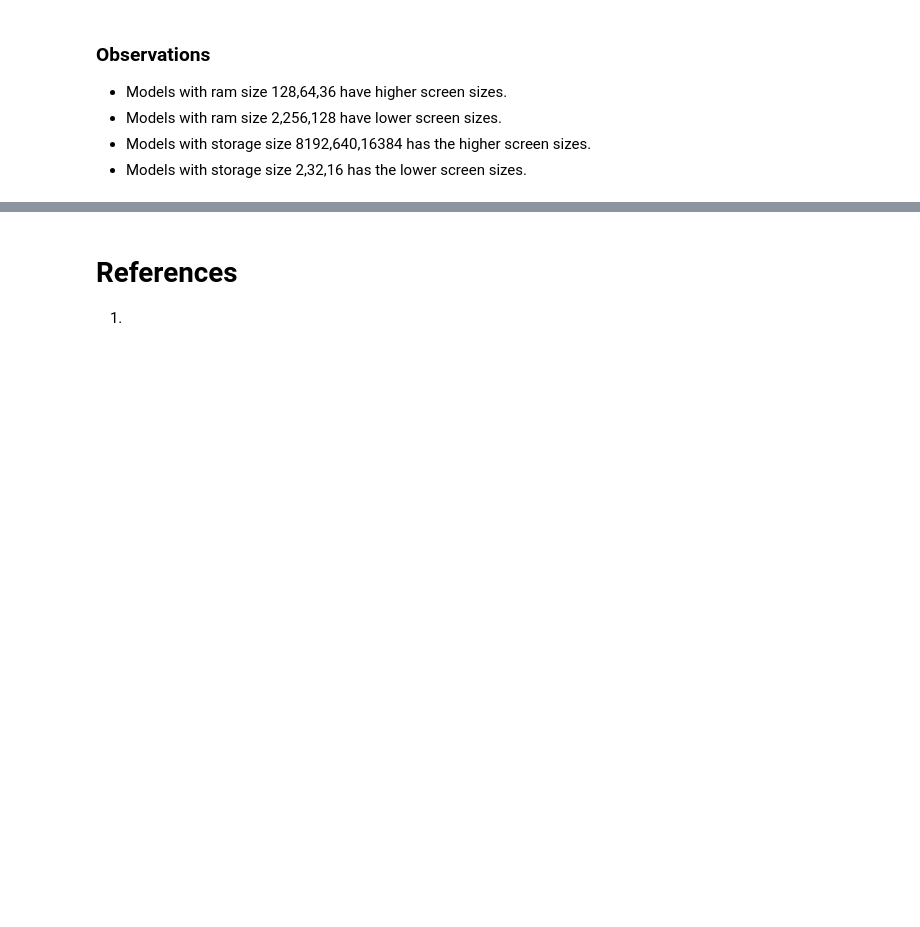
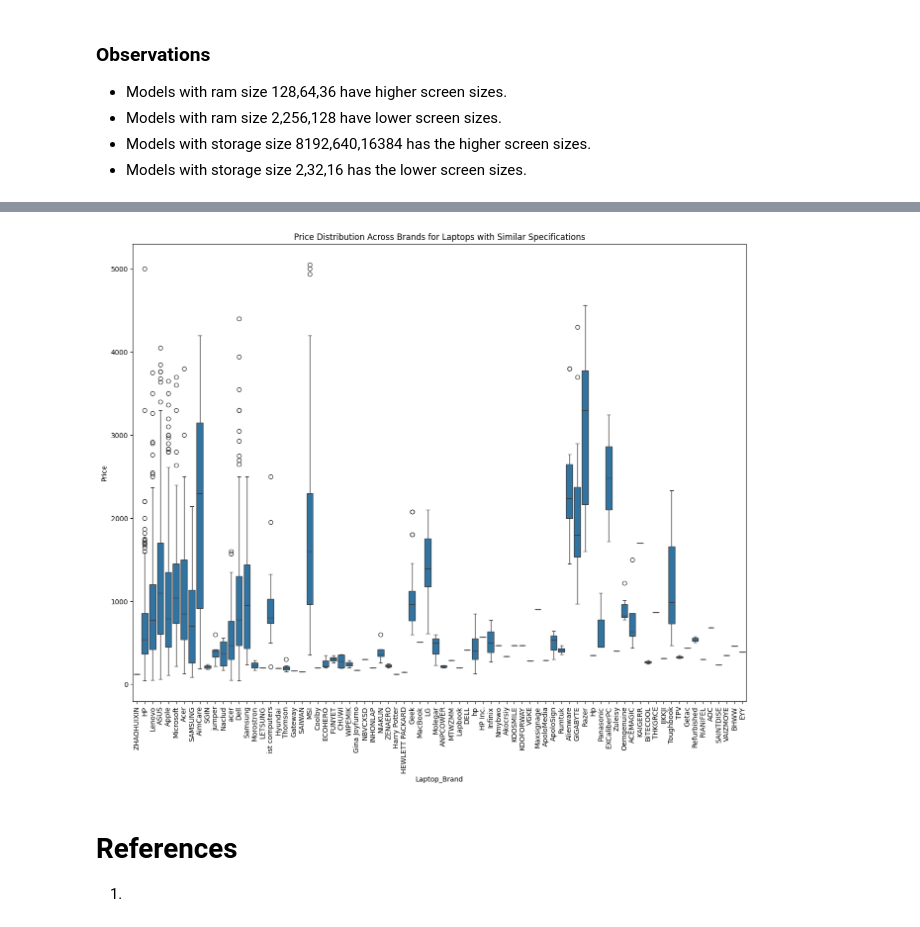
Before and after one commit to VaibhavSaran/CSE-587-PROJECT-LAPTRACK, a Jupyter notebook: Project Laptrack - Phase 1 Exploratory Data Analysis.ipynb, the cells around one changed output, grey strips where cells are left out. Saved outputs shown, nothing was run; the diff lists cells and outputs as text; code cells hidden in the pictures; blank space fills up the shorter version.

```diff
--- a/Project Laptrack - Phase 1 Exploratory Data Analysis.ipynb
+++ b/Project Laptrack - Phase 1 Exploratory Data Analysis.ipynb
@@ -69,7 +104,7 @@ warnings.filterwarnings('ignore')
 # %% [markdown]
 # 2. Loading the Dataset
 # %%
-df = pd.read_csv(r"data\laptrack.csv")
+df = pd.read_csv(r"./data/laptrack.csv")
 df.head()
 # %% [output]
 |  | Laptop_Brand | Laptop_Name | Processor_Company | Operating_System | Processor | Number_of_Reviews | Price | ... |
@@ -796,0 +950,3 @@ plt.show()
+# %%
+grouped_laptops = df.groupby(['RAM', 'Storage', 'Processor', 'Screen_Size', 'Laptop_Brand']).agg({'Price': 'mean'}).reset_index()
+grouped_laptops
@@ -797,3 +967,14 @@ plt.show()
+# %%
+import seaborn as sns
+import matplotlib.pyplot as plt
+
+plt.figure(figsize=(16,12))
+sns.boxplot(x='Laptop_Brand', y='Price', data=grouped_laptops)
+plt.title('Price Distribution Across Brands for Laptops with Similar Specifications')
+plt.xticks(rotation=90)
+plt.show()
+# %% [output]
+[figure, added]
 # %% [markdown]
 # References
 1.
```
Also changed, not shown: parts of 14 cells of this notebook, 1 other file.
